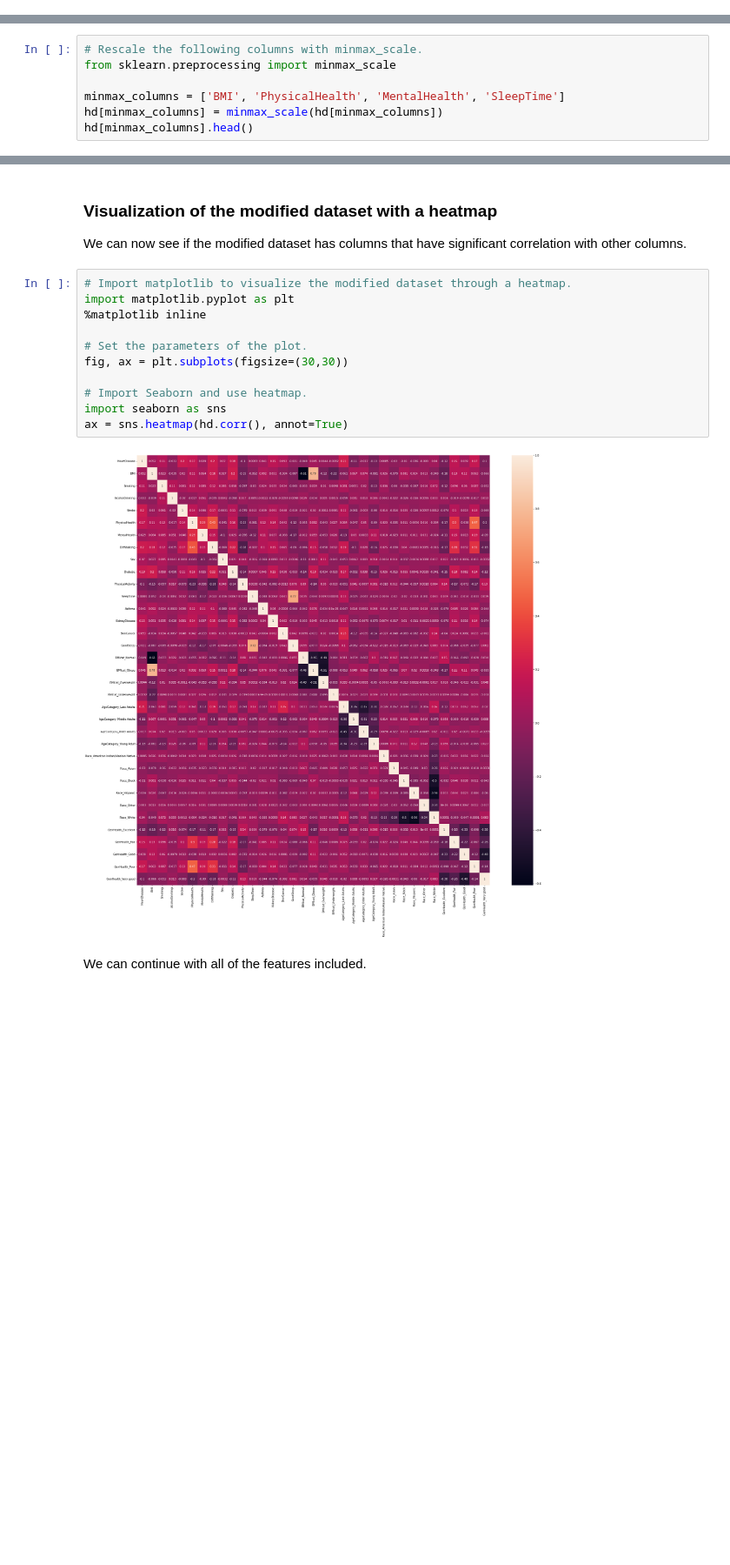
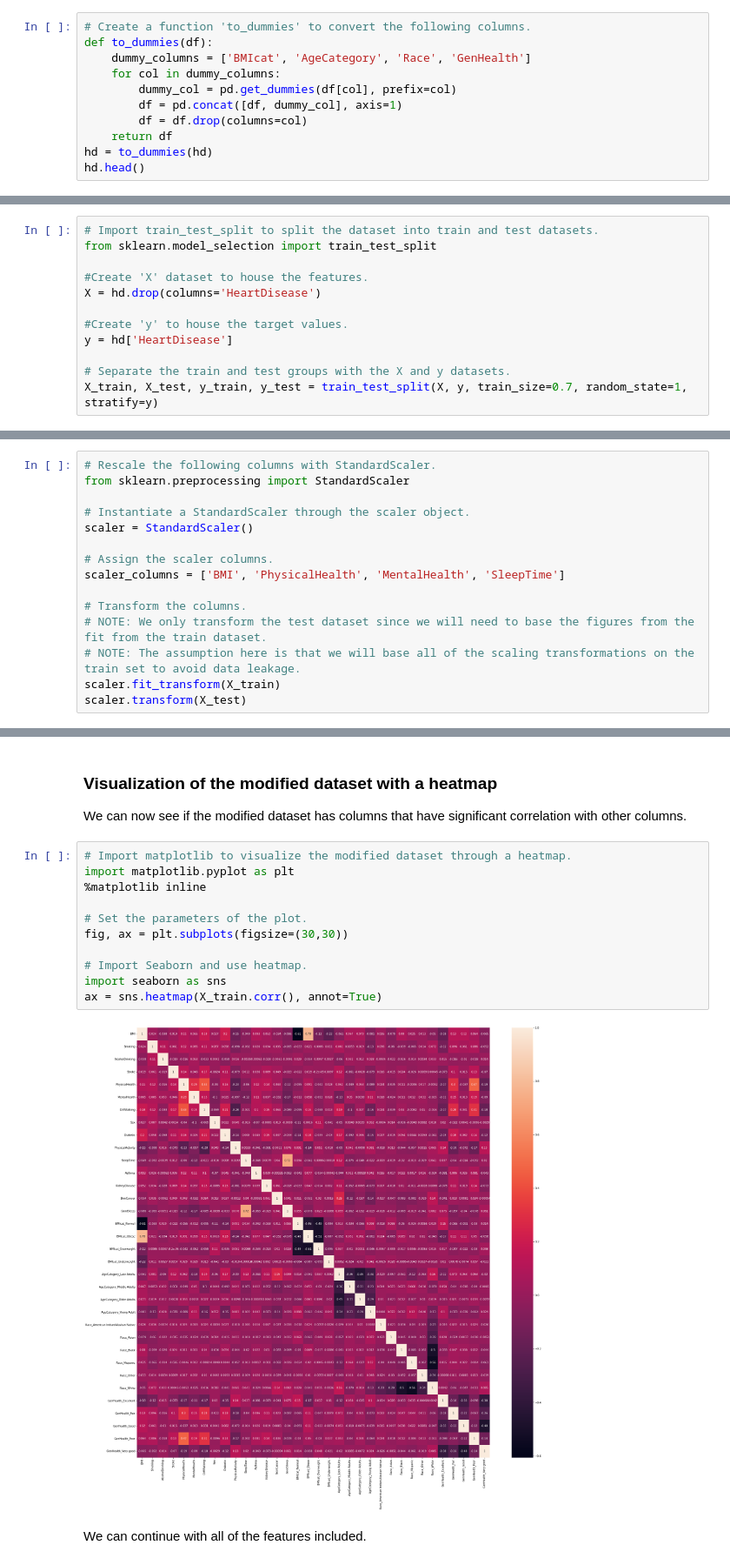
Before and after one commit to abwromero/portfolio, a Jupyter notebook: Heart Disease Predictions.ipynb, the cells around one changed output, grey strips where cells are left out. Shown at 87% size. Drawn from its saved outputs; the diff is of its cells as text; blank space fills up the shorter version.

```diff
--- a/Heart Disease Predictions.ipynb
+++ b/Heart Disease Predictions.ipynb
@@ -215,0 +225,11 @@ hd.head()
+# %%
+# Create a function 'to_dummies' to convert the following columns.
+def to_dummies(df):
+    dummy_columns = ['BMIcat', 'AgeCategory', 'Race', 'GenHealth']
+    for col in dummy_columns:
+        dummy_col = pd.get_dummies(df[col], prefix=col)
+        df = pd.concat([df, dummy_col], axis=1)
+        df = df.drop(columns=col)
+    return df
+hd = to_dummies(hd)
+hd.head()
@@ -216,12 +247,32 @@ hd.head()
+# %%
+# Import train_test_split to split the dataset into train and test datasets.
+from sklearn.model_selection import train_test_split
+
+#Create 'X' dataset to house the features.
+X = hd.drop(columns='HeartDisease')
+
+#Create 'y' to house the target values.
+y = hd['HeartDisease']
+
+# Separate the train and test groups with the X and y datasets.
+X_train, X_test, y_train, y_test = train_test_split(X, y, train_size=0.7, random_state=1, stratify=y)
 # %% [markdown]
 ### Rescale the non-binary columns
 
 Rescale the remaining non-binary columns to ensure to ensure the weights are appropriate for all columns.
 # %%
-# Rescale the following columns with minmax_scale.
-from sklearn.preprocessing import minmax_scale
+# Rescale the following columns with StandardScaler.
+from sklearn.preprocessing import StandardScaler
 
-minmax_columns = ['BMI', 'PhysicalHealth', 'MentalHealth', 'SleepTime']
-hd[minmax_columns] = minmax_scale(hd[minmax_columns])
-hd[minmax_columns].head()
+# Instantiate a StandardScaler through the scaler object.
+scaler = StandardScaler()
+
+# Assign the scaler columns.
+scaler_columns = ['BMI', 'PhysicalHealth', 'MentalHealth', 'SleepTime']
+
+# Transform the columns.
+# NOTE: We only transform the test dataset since we will need to base the figures from the fit from the train dataset.
+# NOTE: The assumption here is that we will base all of the scaling transformations on the train set to avoid data leakage.
+scaler.fit_transform(X_train)
+scaler.transform(X_test)
 # %% [output]
@@ -255,15 +295,15 @@ We can now see if the modified dataset has columns that have significant correla
 # %%
 # Import matplotlib to visualize the modified dataset through a heatmap.
 import matplotlib.pyplot as plt
 %matplotlib inline
 
 # Set the parameters of the plot.
 fig, ax = plt.subplots(figsize=(30,30))
 
 # Import Seaborn and use heatmap.
 import seaborn as sns
-ax = sns.heatmap(hd.corr(), annot=True)
+ax = sns.heatmap(X_train.corr(), annot=True)
 # %% [output]
-[figure, old version]
+[figure, new version]
 # %% [markdown]
 We can continue with all of the features included.
```
Also changed, not shown: parts of 24 cells of this notebook.
